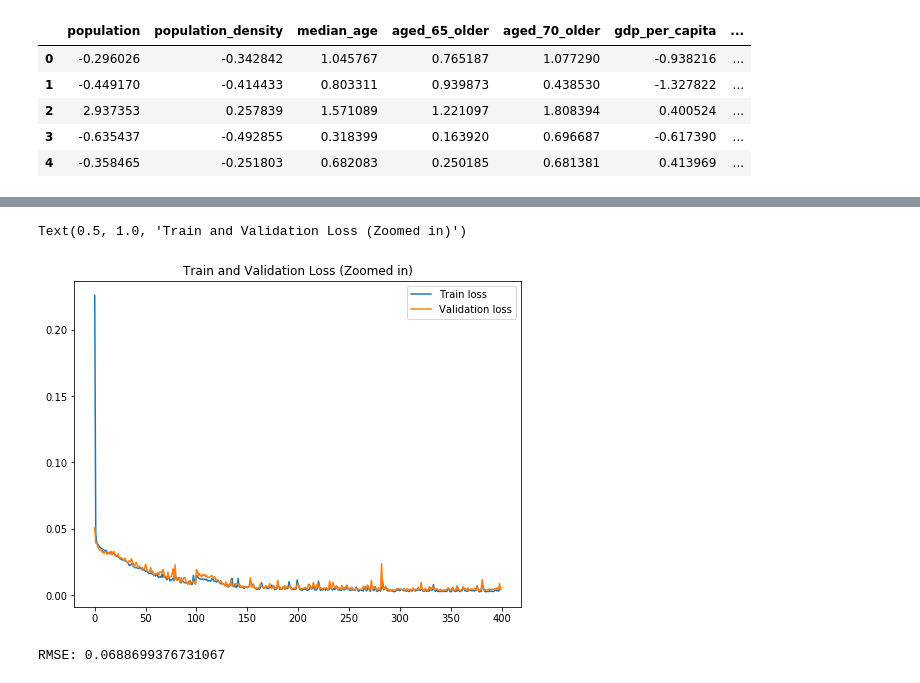
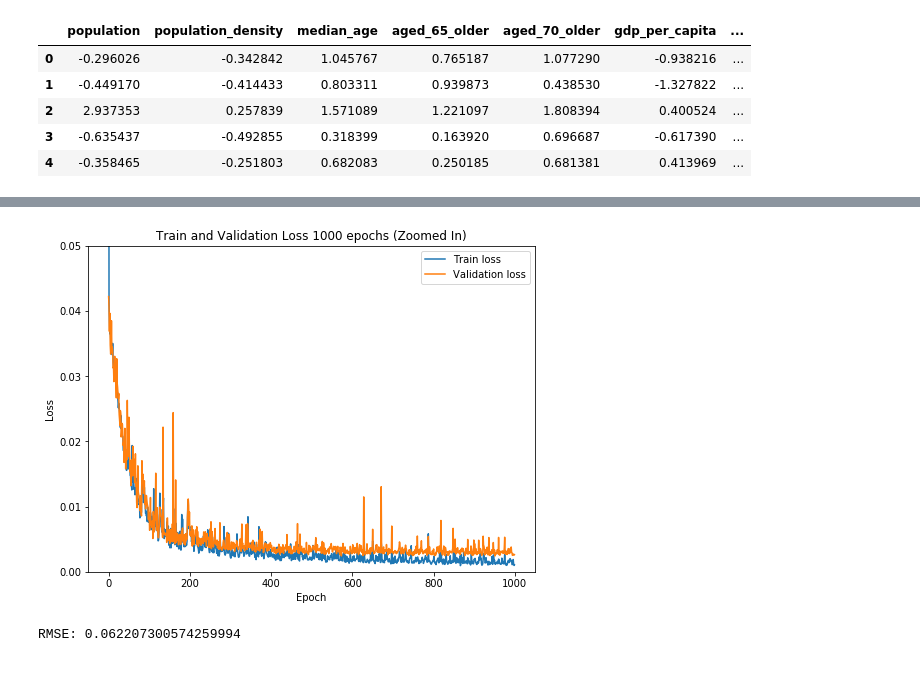
Before and after one commit to evilpegasus/datathon-spring-2021, a Jupyter notebook: model_reproduction_rate.ipynb, the cells around one changed output, grey strips where cells are left out. Drawn from its saved outputs; the diff is of its cells as text; code cells hidden in the pictures.

```diff
--- a/model_reproduction_rate.ipynb
+++ b/model_reproduction_rate.ipynb
@@ -205,10 +226,10 @@ model = Sequential()
 model.add(Dense(128, activation = 'relu', input_dim = X_train.shape[1]))
 
 # Adding the second hidden layer
-model.add(Dense(units = 64, activation = 'relu'))
+model.add(Dense(units = 128, activation = 'relu'))
 
 # Adding the third hidden layer
-model.add(Dense(units = 16, activation = 'relu'))
+model.add(Dense(units = 128, activation = 'relu'))
 
 # Adding the output layer
 
@@ -217,5 +238,5 @@ model.add(Dense(units = 1))
 # Compiling the ANN
 model.compile(optimizer = 'adam', loss = 'mean_squared_error')
 
-history = model.fit(X_train_scaled, y_train, batch_size = 64, epochs = 400, validation_split=0.2)
+history = model.fit(X_train_scaled, y_train, batch_size = 64, epochs = 1000, validation_split=0.2)
 # %% [output]
@@ -239,18 +260,20 @@ Wall time: 1min 14s
 # %%
 plt.figure(figsize=(8,6))
 
 # Zoom in
-# axes = plt.gca()
-# axes.set_ylim([0,0.07])
+axes = plt.gca()
+axes.set_ylim([0,0.05])
 
 plt.plot(history.history["loss"], label = "Train loss")
 plt.plot(history.history["val_loss"], label = "Validation loss")
 plt.legend()
-plt.title("Train and Validation Loss")
+plt.title("Train and Validation Loss 1000 epochs (Zoomed In)")
+plt.xlabel("Epoch")
+plt.ylabel("Loss")
+plt.savefig("loss_1000_zoomed.png")
 # %% [output]
-Text(0.5, 1.0, 'Train and Validation Loss (Zoomed in)')
-[figure, old version]
+[figure, new version]
 # %%
 print("RMSE: " + str(rmse(y_test, model.predict(X_test_scaled))))
 # %% [output]
-RMSE: 0.0688699376731067
+RMSE: 0.062207300574259994
```
Also changed, not shown: parts of 2 cells of this notebook, 1 other file.
